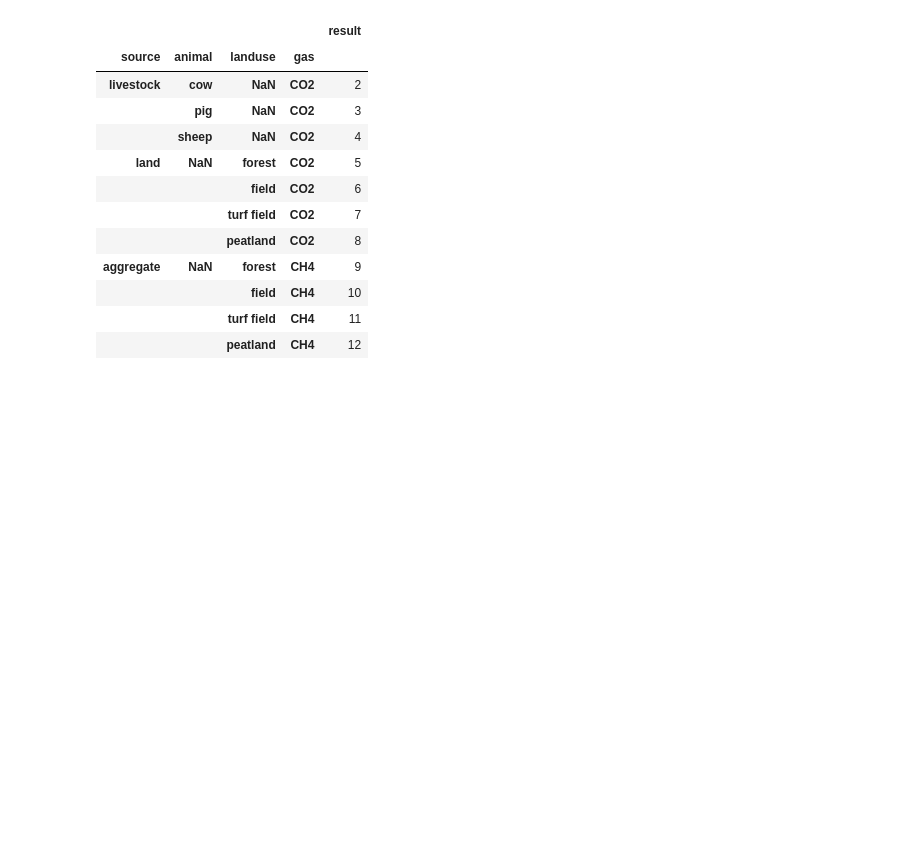
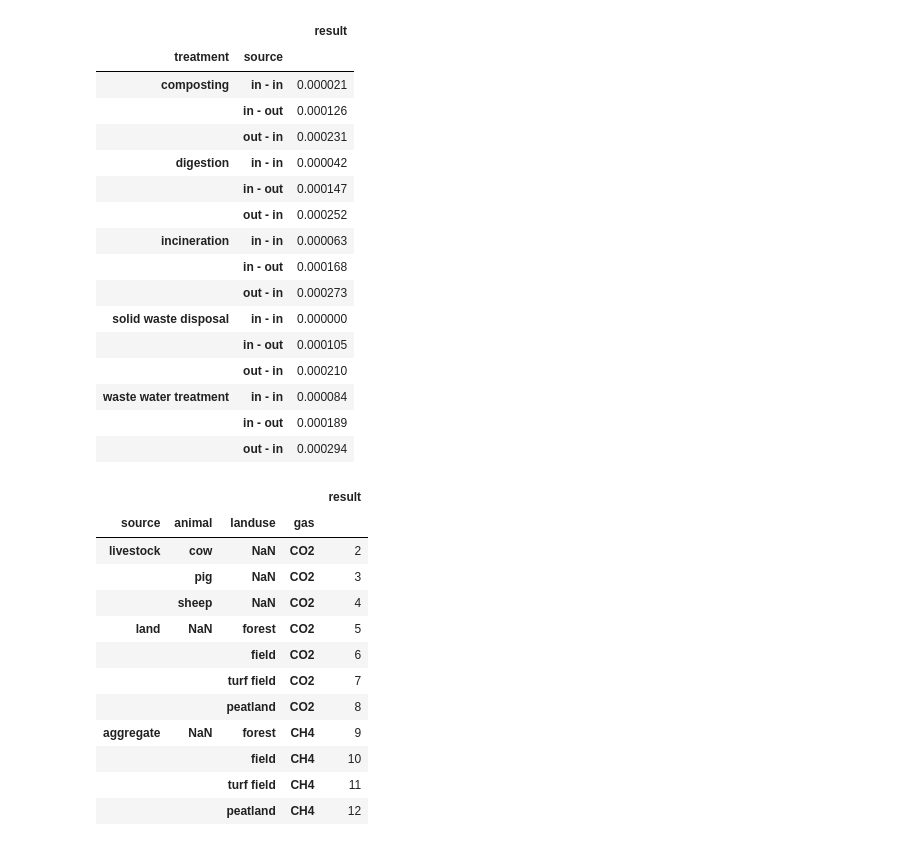
Before and after one commit to kausaltech/ghg-notebooks, a Jupyter notebook: generic_indicators.ipynb, the cells around one changed output. Saved outputs shown, nothing was run; the diff lists cells and outputs as text; code cells hidden in the pictures; blank space fills up the shorter version.

```diff
--- a/generic_indicators.ipynb
+++ b/generic_indicators.ipynb
@@ -322,34 +594,52 @@ def amount_of_waste():
         'result':range(len(source)*len(treatment)) # ton/a
     })
     return df.set_index(['treatment','source'])
 
 def emission_factors_of_waste():
     df = pd.DataFrame({
         'treatment':treatment*len(gas),
         'gas':np.repeat(gas, len(treatment)),
         'result':np.repeat([1,2], len(treatment)) # kg/ton
     })
     return df.set_index(['treatment','gas'])
 
 def emissions_from_waste(
     p1 = amount_of_waste(),
     p2 = emission_factors_of_waste()):
 
     df = p1 * p2 * 1E-3 # kg/a --> ton/a
     df = df.groupby(['treatment','gas','source']).sum() # redundant because there are currently no more indices
 
     return df
 
 def ghg_emissions_from_waste(
     p1 = emissions_from_waste(),
     p2 = global_warming_potential()):
 
     df = p1 * p2 * 1E-3 # ton/a --> kton/a (CO2e)
     df = df.groupby(['treatment','source']).sum()
 
     return df
 
-#display(ghg_emissions_from_waste())
+display(ghg_emissions_from_waste())
+# %% [output]
+|  |  | result |
+| treatment | source |  |
+| composting | in - in | 0.000021 |
+|  | in - out | 0.000126 |
+|  | out - in | 0.000231 |
+| digestion | in - in | 0.000042 |
+|  | in - out | 0.000147 |
+|  | out - in | 0.000252 |
+| incineration | in - in | 0.000063 |
+|  | in - out | 0.000168 |
+|  | out - in | 0.000273 |
+| solid waste disposal | in - in | 0.000000 |
+|  | in - out | 0.000105 |
+|  | out - in | 0.000210 |
+| waste water treatment | in - in | 0.000084 |
+|  | in - out | 0.000189 |
+|  | out - in | 0.000294 |
 # %%
 ################## AFOLU
 
```
Also changed, not shown: parts of 11 cells of this notebook, 2 other files.
